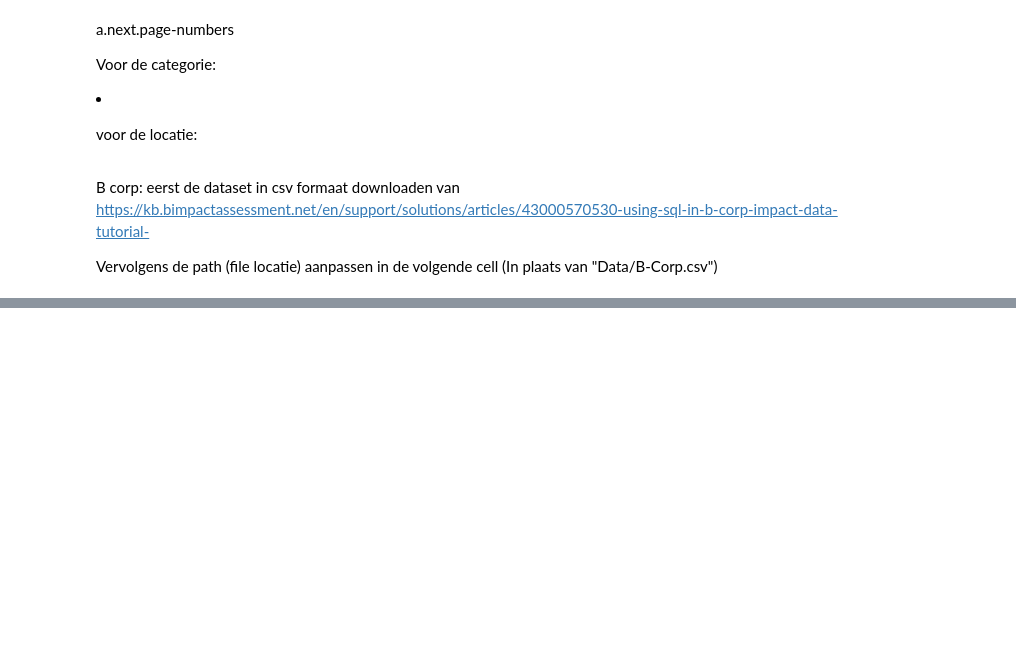
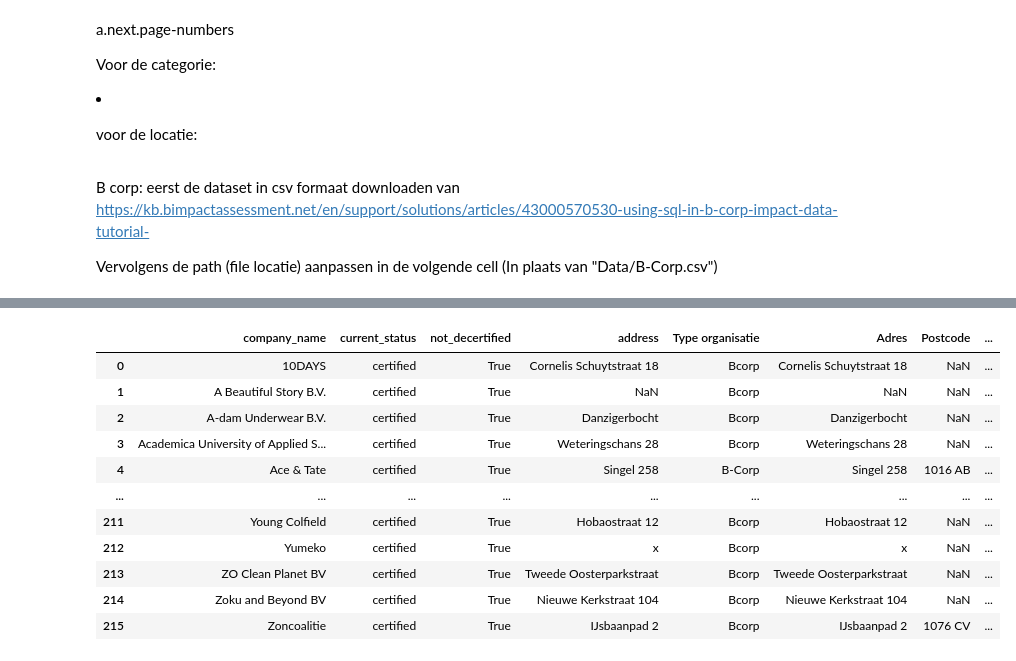
Before and after one commit to Rmjvanengelen/Impact-data-scraper, a Jupyter notebook: Scraper_impact.ipynb, the cells around one changed output, grey strips where cells are left out. Saved outputs shown, nothing was run; the diff lists cells and outputs as text; code cells hidden in the pictures; blank space fills up the shorter version.

Commit message:
scraper bcorp werkend

```diff
--- a/Scraper_impact.ipynb
+++ b/Scraper_impact.ipynb
@@ -279,7 +277,7 @@ B corp: eerst de dataset in csv formaat downloaden van https://kb.bimpactassessm
 
 Vervolgens de path (file locatie) aanpassen in de volgende cell (In plaats van "Data/B-Corp.csv")
 # %%
-Bcorp = pd.read_csv(r"C:\Users\engele016\Downloads\B Corp Impact Data.csv")
+Bcorp = pd.read_csv(r"C:\Users\engele016\OneDrive - Gemeente Amsterdam\Documenten\Github\Impact-data-scraper\B Corp Impact Data.csv")
 # %%
 Bcorp = Bcorp[["company_name","date_first_certified", "date_certified", "current_status","website", "b_corp_profile", "sector", "city", "country", "other_countries_of_operation" ]]
 # %%
@@ -291,12 +289,7 @@ Bcorp.loc[Bcorp['company_name'] == "ITC Accessories"]
 filtered = Bcorp[
     (Bcorp["city"] == "Amsterdam") |
     (Bcorp["other_countries_of_operation"] == "The Netherlands")|
-    (Bcorp["city"] == "AMSTERDAM")
-
-]
+    (Bcorp["city"] == "AMSTERDAM")]
-# %%
-# drop all "current_status" == "de-certified" and keep only "certified"
-filtered = filtered[filtered["current_status"] == "certified"]
 # %%
 filtered = filtered.drop_duplicates(subset="company_name", keep="first")
 # %%
@@ -312,5 +299,5 @@ filtered.loc[filtered['company_name'] == "ITC Accessories"]
 # %%
-bcorp_old = pd.read_excel(r"C:\Users\engele016\OneDrive - Gemeente Amsterdam\Documenten\map ecosysteem\bcorp en locatie isolated.xlsx")
+bcorp_old = pd.read_excel(r"C:\Users\engele016\OneDrive - Gemeente Amsterdam\Documenten\Github\Impact-data-scraper\bcorp en locatie isolated.xlsx")
 # %%
 #rename "Naam" column to "company_name"
 bcorp_old = bcorp_old.rename(columns={"Naam": "company_name"})
@@ -317,13 +313,59 @@ bcorp_old = bcorp_old.rename(columns={"Naam": "company_name"})
 # %%
 import pandas as pd
 
-result = (
-    filtered.merge(
-        bcorp_old,
-        on=["company_name"],
-        how="outer",
-        indicator=True
-    )
-    .query("_merge != 'both'")
-    .drop(columns="_merge")
+# filtered: has at least ["company_name", "current_status"] where current_status is "certified" or "de-certified"
+# bcorp_old: has at least ["company_name", "Adres"]
+
+def _norm_name(s: pd.Series) -> pd.Series:
+    return (s.astype("string")
+              .str.strip()
+              .str.replace(r"\s+", " ", regex=True)
+              .str.casefold())
+
+# ---- 1) Copies + normalized join keys ----
+f = filtered.copy()
+b = bcorp_old.copy()
+
+f["_key"] = _norm_name(f["company_name"])
+b["_key"] = _norm_name(b["company_name"])
+
+# ---- 2) If filtered has duplicates per company, keep one (edit if you have a date column) ----
+f = (f.dropna(subset=["_key"])
+       .drop_duplicates(subset=["_key"], keep="last"))
+
+# ---- 3) Full outer merge to keep companies from BOTH tables ----
+new_df = b.merge(
+    f[["_key", "current_status"]],
+    on="_key",
+    how="outer"
 )
+
+# ---- 4) Build company_name: prefer bcorp_old name, otherwise fall back to filtered name ----
+f_name_map = f.drop_duplicates("_key").set_index("_key")["company_name"]
+new_df["company_name"] = new_df["company_name"].combine_first(
+    new_df["_key"].map(f_name_map)
+)
+
+# ---- 5) Address: comes from bcorp_old (will be NaN for filtered-only companies) ----
+new_df["address"] = new_df["Adres"]
+
+# ---- 6) Status fill for companies not in filtered yet ----
+# If you prefer unknown instead, change "certified" -> "unknown"
+new_df["current_status"] = new_df["current_status"].fillna("certified")
+
+# ---- 7) Flag companies that are NOT decertified ----
+new_df["not_decertified"] = new_df["current_status"].ne("de-certified")
+
+# ---- 8) Count empty / None address rows (None, NaN, or blank/whitespace) ----
+addr = new_df["address"].astype("string")
+empty_or_none_count = int(new_df["address"].isna().sum() + addr.str.strip().eq("").sum())
+
+print("Empty/None address rows:", empty_or_none_count)
+
+# ---- 9) Optional cleanup/order ----
+new_df = new_df.drop(columns=["_key"])  # keep "Adres" if you want; otherwise drop it too
+# new_df = new_df.drop(columns=["_key", "Adres"])
+
+cols_first = ["company_name", "current_status", "not_decertified", "address"]
+new_df = new_df[cols_first + [c for c in new_df.columns if c not in cols_first]]
+# %% [output]
@@ -329,0 +373,12 @@ result = (
+|  | company_name | current_status | not_decertified | address | Type organisatie | Adres | Postcode | ... |
+| 0 | 10DAYS | certified | True | Cornelis Schuytstraat 18 | Bcorp | Cornelis Schuytstraat 18 | NaN | ... |
+| 1 | A Beautiful Story B.V. | certified | True | NaN | Bcorp | NaN | NaN | ... |
+| 2 | A-dam Underwear B.V. | certified | True | Danzigerbocht | Bcorp | Danzigerbocht | NaN | ... |
+| 3 | Academica University of Applied S... | certified | True | Weteringschans 28 | Bcorp | Weteringschans 28 | NaN | ... |
+| 4 | Ace & Tate | certified | True | Singel 258 | B-Corp | Singel 258 | 1016 AB | ... |
+| ... | ... | ... | ... | ... | ... | ... | ... | ... |
+| 211 | Young Colfield | certified | True | Hobaostraat 12 | Bcorp | Hobaostraat 12 | NaN | ... |
+| 212 | Yumeko | certified | True | x | Bcorp | x | NaN | ... |
+| 213 | ZO Clean Planet BV | certified | True | Tweede Oosterparkstraat | Bcorp | Tweede Oosterparkstraat | NaN | ... |
+| 214 | Zoku and Beyond BV | certified | True | Nieuwe Kerkstraat 104 | Bcorp | Nieuwe Kerkstraat 104 | NaN | ... |
+| 215 | Zoncoalitie | certified | True | IJsbaanpad 2 | Bcorp | IJsbaanpad 2 | 1076 CV | ... |
```
Also changed, not shown: parts of 15 cells of this notebook, 1 other file.
